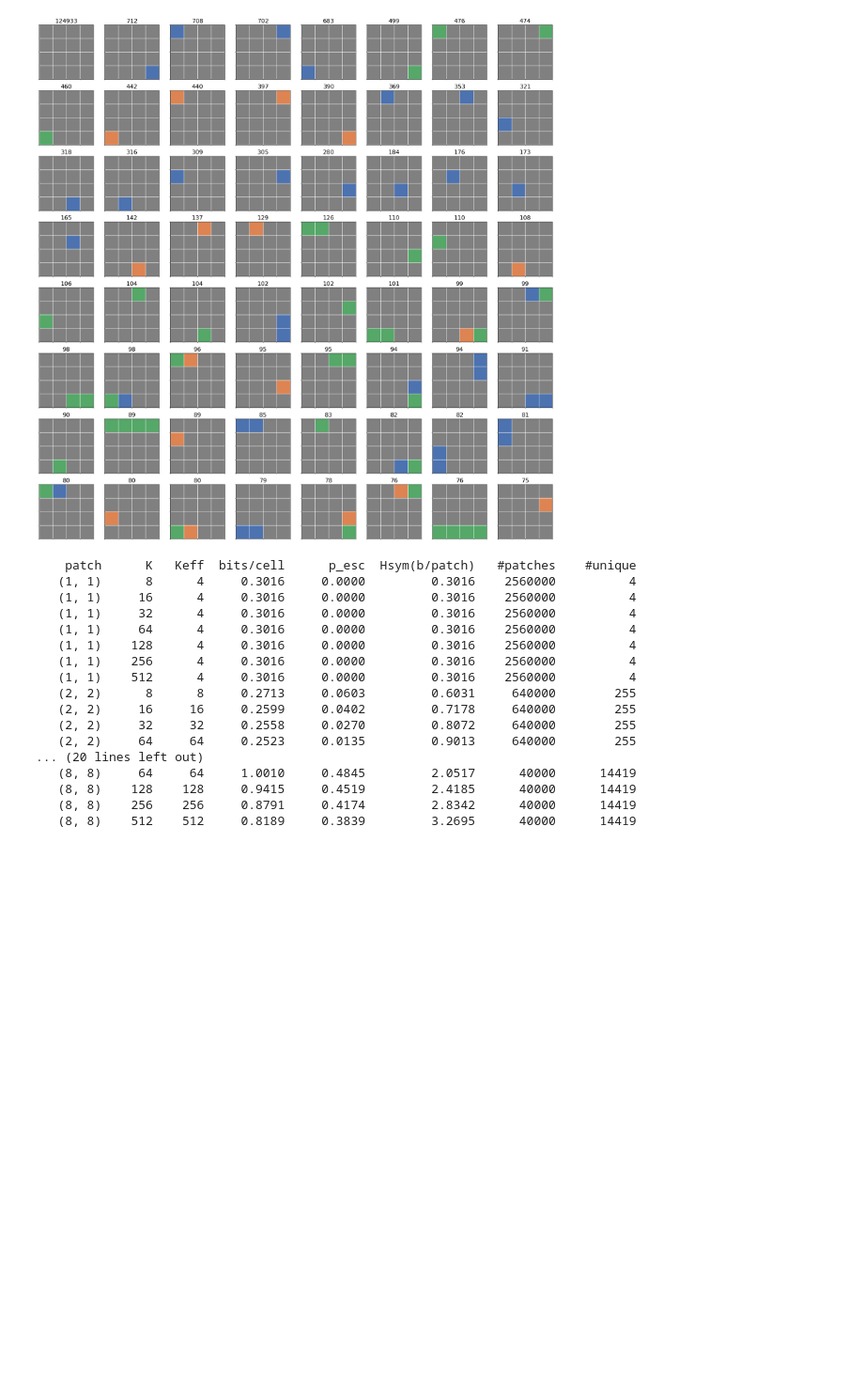
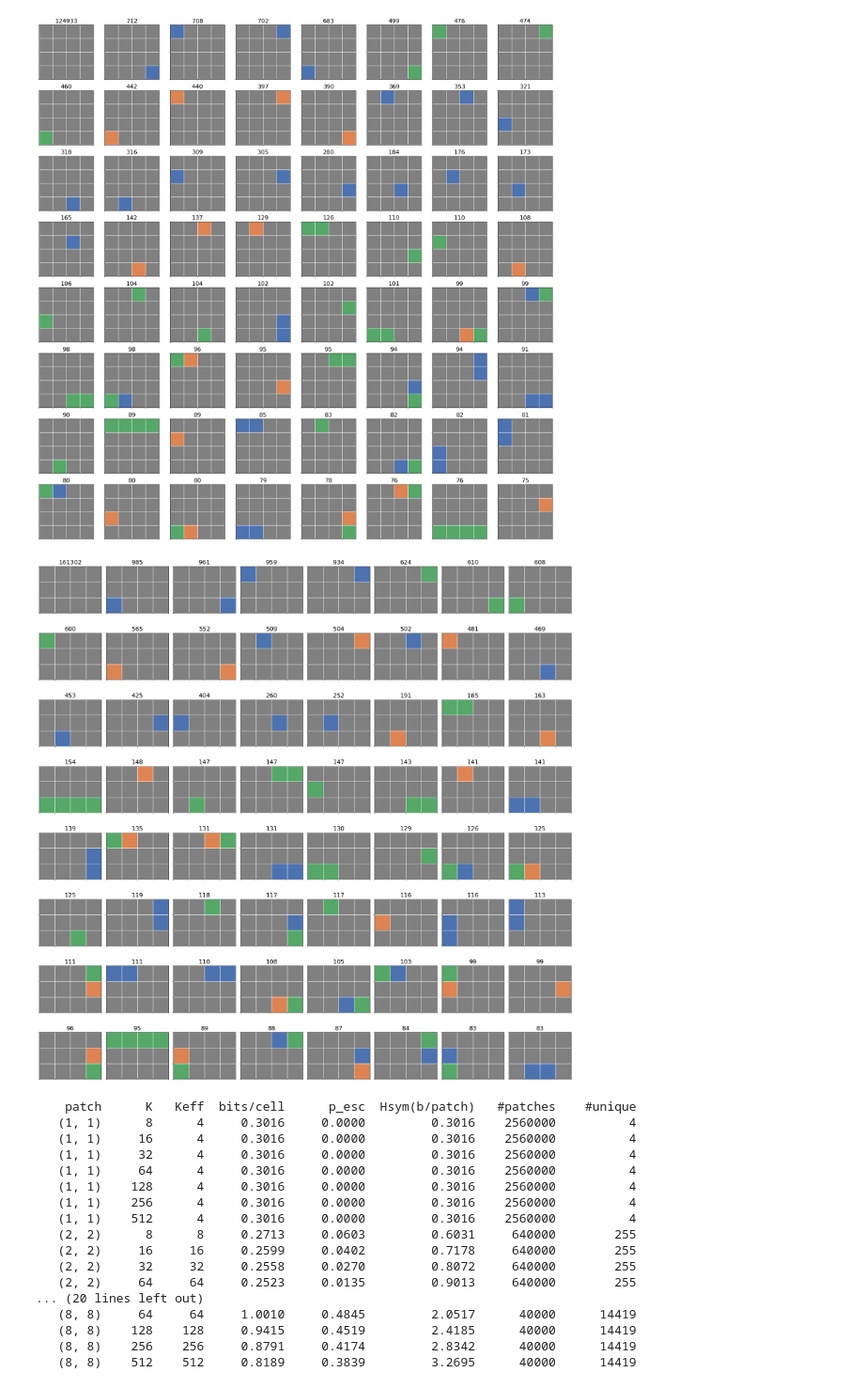
Before and after one commit to ArghyaDas112358/smart-pixels-ml, a Jupyter notebook: Pattern_patching.ipynb, the cells around one changed output. Shown at 94% size. Drawn from its saved outputs; the diff is of its cells as text; code cells hidden in the pictures; blank space fills up the shorter version.

```diff
--- a/Pattern_patching.ipynb
+++ b/Pattern_patching.ipynb
@@ -718,6 +718,35 @@ plt.tight_layout()
 plt.show()
 # %% [output]
 [figure]
+# %%
+K = 64
+
+patch_dim = (3, 4)
+patches_ctr = extract_patches(Q, patch_dim)
+
+fig, axes = plt.subplots(8, 8, figsize=(20,20))
+cmap = ListedColormap(["grey", "#4C72B0", "#DD8452", "#55A868"])
+
+for ax, (pat, cnt) in zip(axes.flat, patches_ctr.most_common(K)):
+    img = np.array(pat).reshape(patch_dim)
+
+    ax.imshow(img, cmap=cmap, vmin=0, vmax=3)
+
+    # ---- draw pixel grid ----
+    h, w = img.shape
+    ax.set_xticks(np.arange(-0.5, w, 1), minor=True)
+    ax.set_yticks(np.arange(-0.5, h, 1), minor=True)
+    ax.grid(which="minor", color="white", linewidth=1.0)
+
+    # ---- clean axes ----
+    ax.set_xticks([])
+    ax.set_yticks([])
+    ax.set_title(cnt, fontsize=16)
+
+plt.tight_layout()
+plt.show()
+# %% [output]
+[figure, added]
 # %%
 def estimate_bits_per_cell_from_topK(patches_ctr, pH, pW, K):
     """
```
Also changed, not shown: parts of 2 cells of this notebook.
